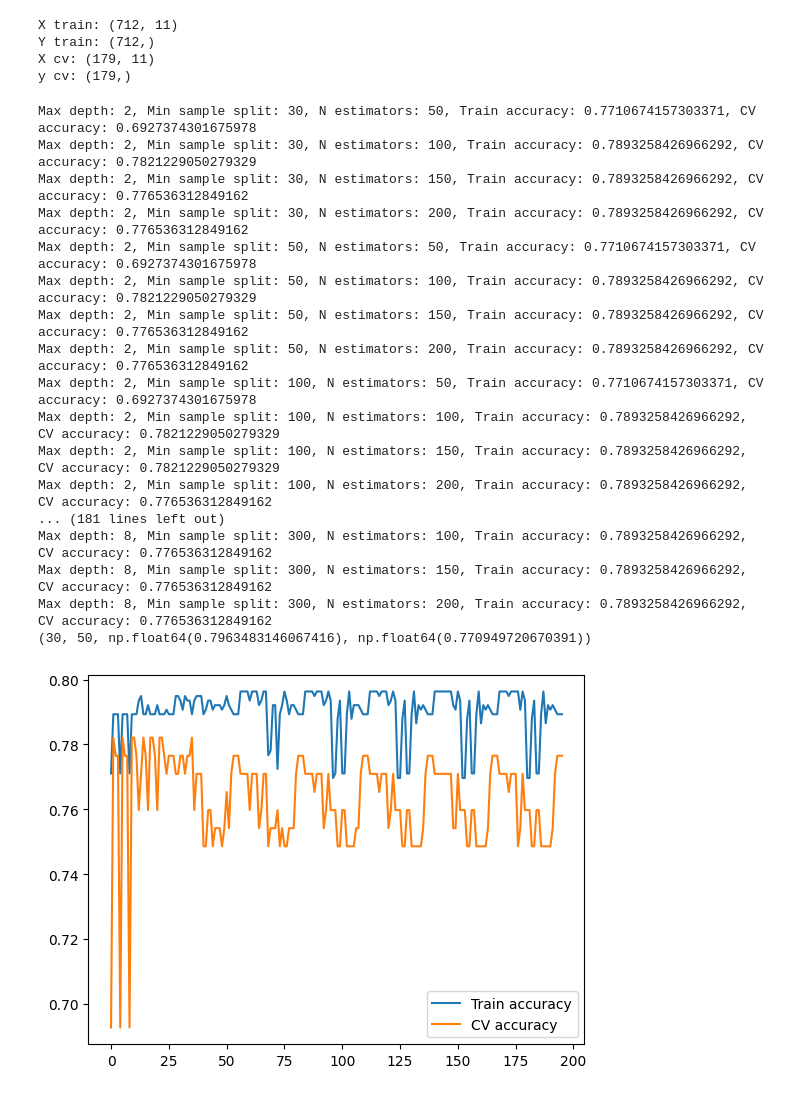
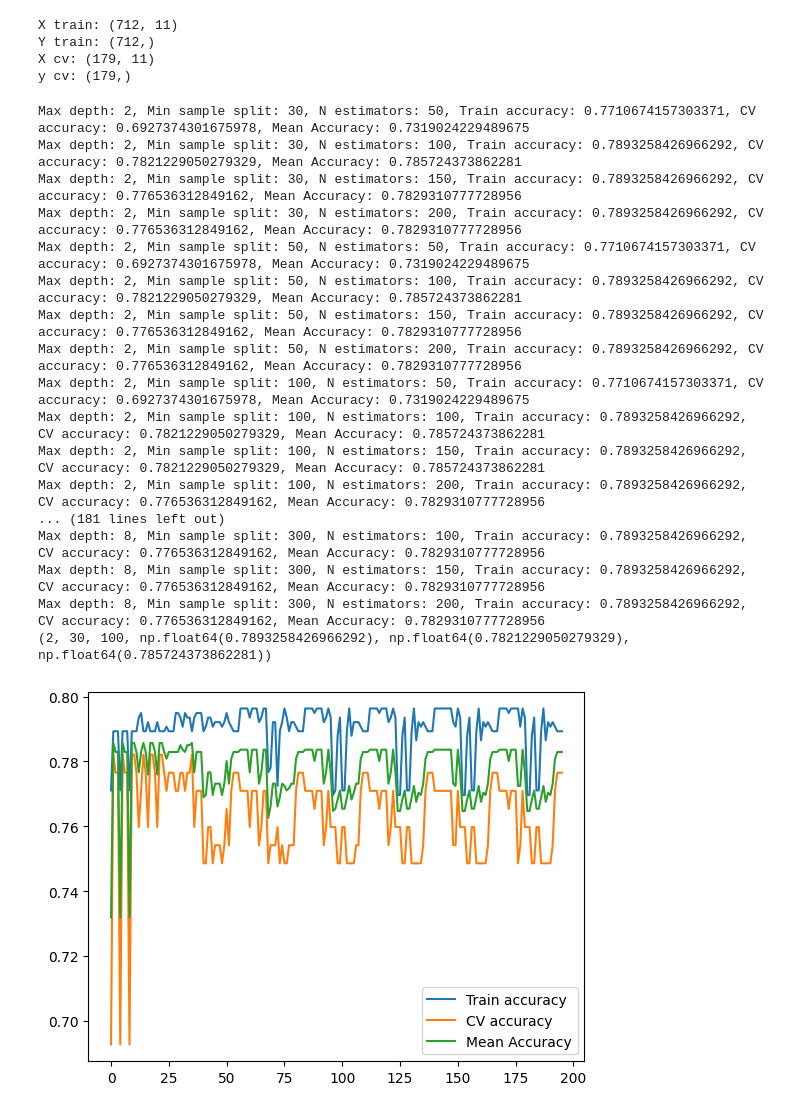
Before and after one commit to lamphamTL/kaggle-comp, a Jupyter notebook: competition/titanic/random_forest/Random_Forest_Model.ipynb, the cells around one changed output. Cells and saved outputs as stored; diff of their text form; code cells hidden in the pictures.

Commit message:
Add mean accuracy and select the model base on this (anyway, this does not improve much the prediction). This mean does not present exactly the requirement, but for this simple usecase, it's enough

```diff
--- a/competition/titanic/random_forest/Random_Forest_Model.ipynb
+++ b/competition/titanic/random_forest/Random_Forest_Model.ipynb
@@ -51,44 +51,49 @@ def eval_models(X_train, y_train, X_cv, y_cv, max_depth, min_samples_split, n_es
     train_accuracy = np.mean(y_train_hat == y_train)
     y_cv_hat = model.predict(X_cv)
     cv_accuracy = np.mean(y_cv == y_cv_hat)
+    mean_accuracy = (train_accuracy + cv_accuracy)/2
     print(
-        f"Max depth: {max_depth}, Min sample split: {min_samples_split}, N estimators: {n_estimators}, Train accuracy: {train_accuracy}, CV accuracy: {cv_accuracy}")
-    return model, max_depth, min_samples_split, n_estimators, train_accuracy, cv_accuracy
+        f"Max depth: {max_depth}, Min sample split: {min_samples_split}, N estimators: {n_estimators}, Train accuracy: {train_accuracy}, CV accuracy: {cv_accuracy}, Mean Accuracy: {mean_accuracy}")
+    return model, max_depth, min_samples_split, n_estimators, train_accuracy, cv_accuracy, mean_accuracy
 
 
 model_evals = [
     eval_models(X_train, y_train, X_cv, y_cv, max_depth, min_samples_split, n_estimators, engineer_features()) for
     max_depth, min_samples_split, n_estimators in product(max_depth_list, min_samples_split_list, n_estimators_list)]
 
-best_model_params = max(model_evals, key=lambda x: x[4])
-print(best_model_params[-4:])
+best_model_params = max(model_evals, key=lambda x: x[6])
+print(best_model_params[-6:])
 # %% [output]
-Max depth: 2, Min sample split: 30, N estimators: 50, Train accuracy: 0.7710674157303371, CV accuracy: 0.6927374301675978
-Max depth: 2, Min sample split: 30, N estimators: 100, Train accuracy: 0.7893258426966292, CV accuracy: 0.7821229050279329
-Max depth: 2, Min sample split: 30, N estimators: 150, Train accuracy: 0.7893258426966292, CV accuracy: 0.776536312849162
-Max depth: 2, Min sample split: 30, N estimators: 200, Train accuracy: 0.7893258426966292, CV accuracy: 0.776536312849162
-Max depth: 2, Min sample split: 50, N estimators: 50, Train accuracy: 0.7710674157303371, CV accuracy: 0.6927374301675978
-Max depth: 2, Min sample split: 50, N estimators: 100, Train accuracy: 0.7893258426966292, CV accuracy: 0.7821229050279329
-Max depth: 2, Min sample split: 50, N estimators: 150, Train accuracy: 0.7893258426966292, CV accuracy: 0.776536312849162
-Max depth: 2, Min sample split: 50, N estimators: 200, Train accuracy: 0.7893258426966292, CV accuracy: 0.776536312849162
-Max depth: 2, Min sample split: 100, N estimators: 50, Train accuracy: 0.7710674157303371, CV accuracy: 0.6927374301675978
-Max depth: 2, Min sample split: 100, N estimators: 100, Train accuracy: 0.7893258426966292, CV accuracy: 0.7821229050279329
-Max depth: 2, Min sample split: 100, N estimators: 150, Train accuracy: 0.7893258426966292, CV accuracy: 0.7821229050279329
-Max depth: 2, Min sample split: 100, N estimators: 200, Train accuracy: 0.7893258426966292, CV accuracy: 0.776536312849162
+Max depth: 2, Min sample split: 30, N estimators: 50, Train accuracy: 0.7710674157303371, CV accuracy: 0.6927374301675978, Mean Accuracy: 0.7319024229489675
+Max depth: 2, Min sample split: 30, N estimators: 100, Train accuracy: 0.7893258426966292, CV accuracy: 0.7821229050279329, Mean Accuracy: 0.785724373862281
+Max depth: 2, Min sample split: 30, N estimators: 150, Train accuracy: 0.7893258426966292, CV accuracy: 0.776536312849162, Mean Accuracy: 0.7829310777728956
+Max depth: 2, Min sample split: 30, N estimators: 200, Train accuracy: 0.7893258426966292, CV accuracy: 0.776536312849162, Mean Accuracy: 0.7829310777728956
+Max depth: 2, Min sample split: 50, N estimators: 50, Train accuracy: 0.7710674157303371, CV accuracy: 0.6927374301675978, Mean Accuracy: 0.7319024229489675
+Max depth: 2, Min sample split: 50, N estimators: 100, Train accuracy: 0.7893258426966292, CV accuracy: 0.7821229050279329, Mean Accuracy: 0.785724373862281
+Max depth: 2, Min sample split: 50, N estimators: 150, Train accuracy: 0.7893258426966292, CV accuracy: 0.776536312849162, Mean Accuracy: 0.7829310777728956
+Max depth: 2, Min sample split: 50, N estimators: 200, Train accuracy: 0.7893258426966292, CV accuracy: 0.776536312849162, Mean Accuracy: 0.7829310777728956
+Max depth: 2, Min sample split: 100, N estimators: 50, Train accuracy: 0.7710674157303371, CV accuracy: 0.6927374301675978, Mean Accuracy: 0.7319024229489675
+Max depth: 2, Min sample split: 100, N estimators: 100, Train accuracy: 0.7893258426966292, CV accuracy: 0.7821229050279329, Mean Accuracy: 0.785724373862281
+Max depth: 2, Min sample split: 100, N estimators: 150, Train accuracy: 0.7893258426966292, CV accuracy: 0.7821229050279329, Mean Accuracy: 0.785724373862281
+Max depth: 2, Min sample split: 100, N estimators: 200, Train accuracy: 0.7893258426966292, CV accuracy: 0.776536312849162, Mean Accuracy: 0.7829310777728956
 ... (181 lines left out)
-Max depth: 8, Min sample split: 300, N estimators: 100, Train accuracy: 0.7893258426966292, CV accuracy: 0.776536312849162
-Max depth: 8, Min sample split: 300, N estimators: 150, Train accuracy: 0.7893258426966292, CV accuracy: 0.776536312849162
-Max depth: 8, Min sample split: 300, N estimators: 200, Train accuracy: 0.7893258426966292, CV accuracy: 0.776536312849162
-(30, 50, np.float64(0.7963483146067416), np.float64(0.770949720670391))
+Max depth: 8, Min sample split: 300, N estimators: 100, Train accuracy: 0.7893258426966292, CV accuracy: 0.776536312849162, Mean Accuracy: 0.7829310777728956
+Max depth: 8, Min sample split: 300, N estimators: 150, Train accuracy: 0.7893258426966292, CV accuracy: 0.776536312849162, Mean Accuracy: 0.7829310777728956
+Max depth: 8, Min sample split: 300, N estimators: 200, Train accuracy: 0.7893258426966292, CV accuracy: 0.776536312849162, Mean Accuracy: 0.7829310777728956
+(2, 30, 100, np.float64(0.7893258426966292), np.float64(0.7821229050279329), np.float64(0.785724373862281))
 # %%
 import matplotlib.pyplot as plt
 %matplotlib inline
-plt.plot(range(len(model_evals)), [model[4] for model in model_evals])
-plt.plot(range(len(model_evals)), [model[5] for model in model_evals])
-plt.legend(["Train accuracy", "CV accuracy"])
+train_accuracy = [model[4] for model in model_evals]
+cv_accuracy =[model[5] for model in model_evals]
+mean_accuracy = [model[6] for model in model_evals]
+plt.plot(range(len(model_evals)), train_accuracy)
+plt.plot(range(len(model_evals)), cv_accuracy)
+plt.plot(range(len(model_evals)), mean_accuracy)
+plt.legend(["Train accuracy", "CV accuracy", "Mean Accuracy"])
 plt.show()
 # %% [output]
-[figure, old version]
+[figure, new version]
 # %%
 df_test = pd.read_csv("../data/test.csv", delimiter=",")
 
```
